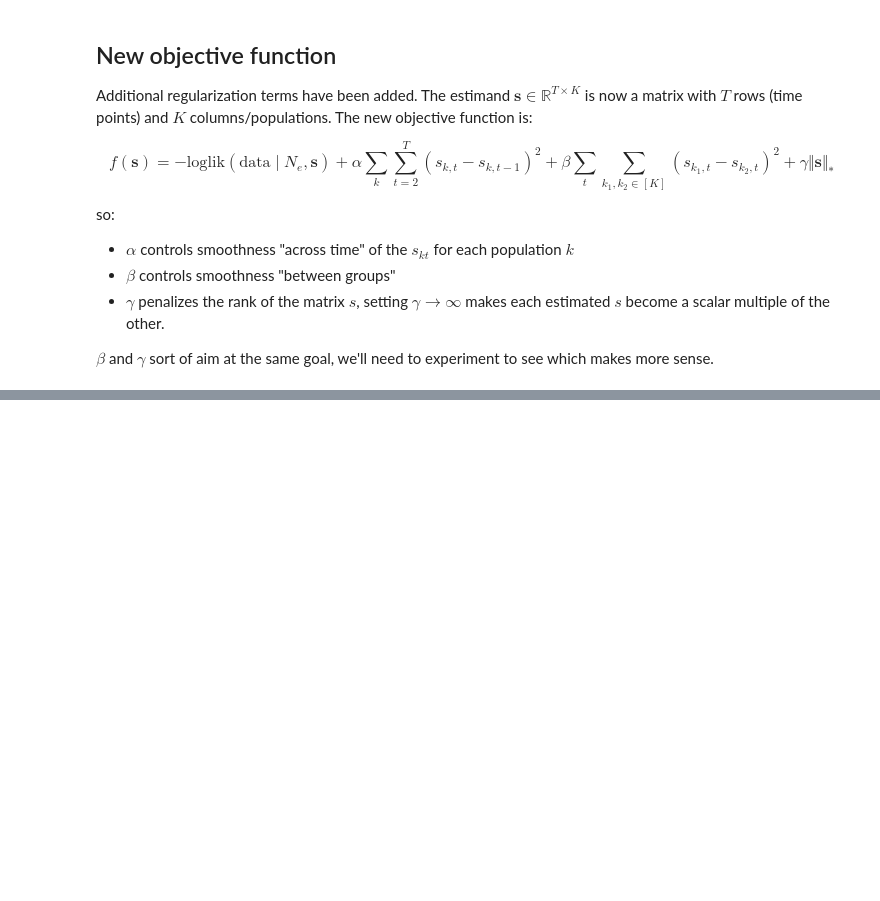
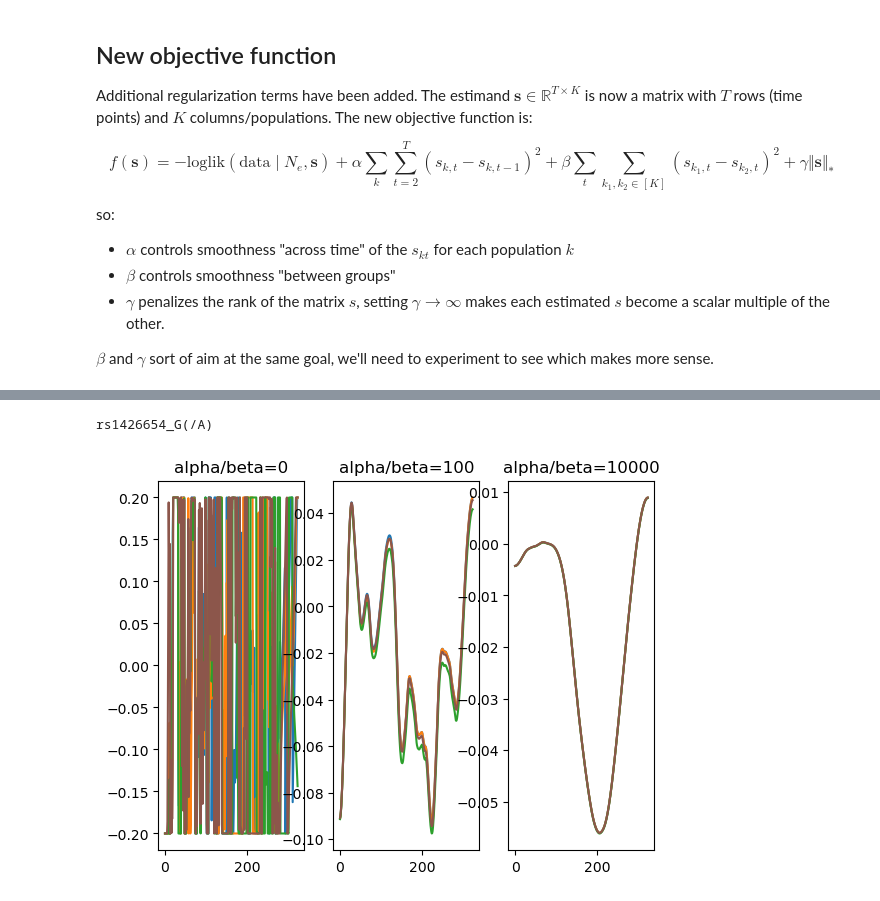
Before and after one commit to jthlab/selection_admix, a Jupyter notebook: Admix_EAS.ipynb, the cells around one changed output, grey strips where cells are left out. Saved outputs shown, nothing was run; the diff lists cells and outputs as text; code cells hidden in the pictures; blank space fills up the shorter version.

```diff
--- a/Admix_EAS.ipynb
+++ b/Admix_EAS.ipynb
@@ -166,0 +217,20 @@ sns.regplot(x=a, y=b, logistic=True, ax=axs[1])
+# %%
+#Show how absolute value of s_hat depends on smoothing paramter.
+pop="eur"
+datasets, snps=read_data(pop)
+data=datasets[9]
+snp=snps[9]
+print(snp)
+ss=[]
+lams=[0,100,10000]
+fig, axs = plt.subplots(ncols=len(lams), nrows=1)
+for i,lam in enumerate(lams):
+    s=run_analysis(data, alpha=lam, beta=lam, em_iterations=3)
+    axs[i].plot(s[:, 0], color="tab:blue", alpha=1)
+    axs[i].plot(s[:, 1], color="tab:orange", alpha=1)
+    axs[i].plot(s[:, 2], color="tab:green", alpha=1)
+    axs[i].plot(s[:, 3], color="tab:brown", alpha=1)
+    axs[i].set_title("alpha/beta="+str(lam))
+# %% [output]
+rs1426654_G(/A)
+[figure, added]
```
Also changed, not shown: parts of 9 cells of this notebook, 1 other file.
